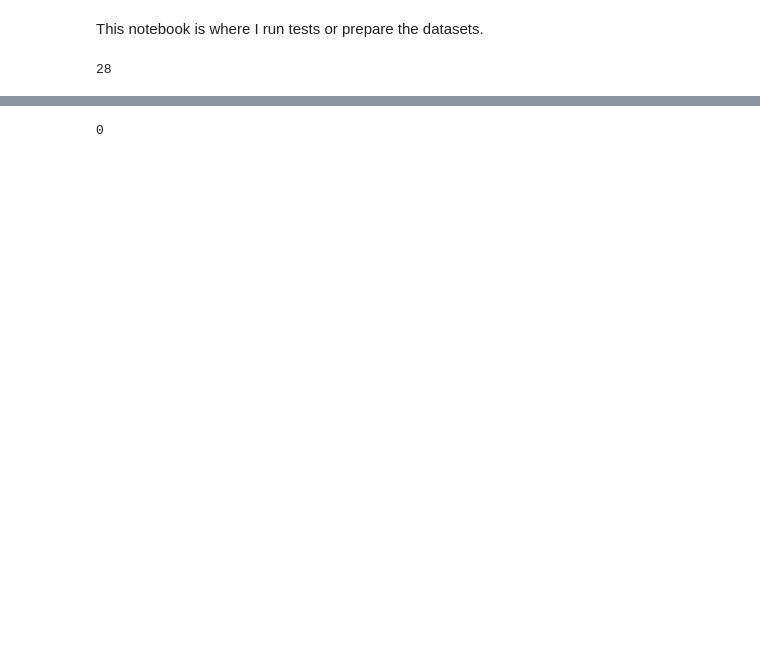
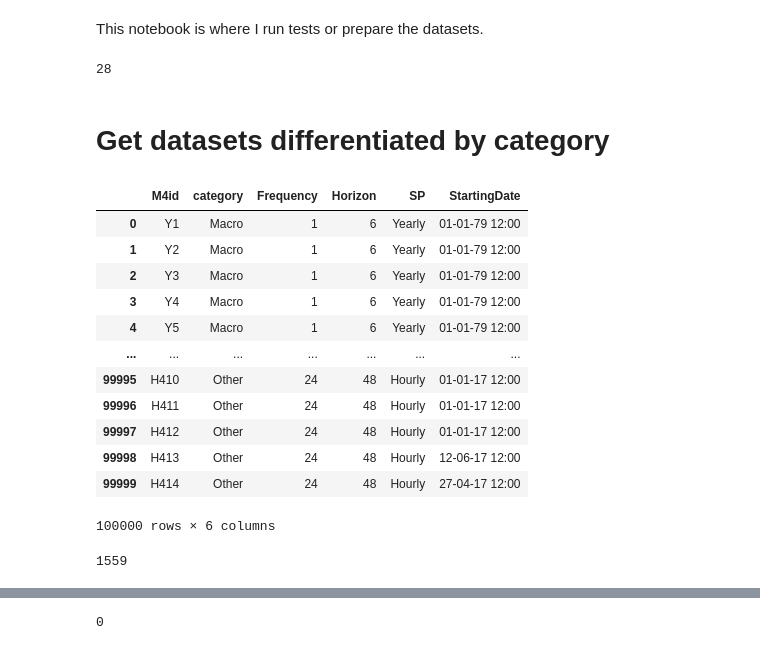
Before and after one commit to LinusLin6769/DCLaboratory01, a Jupyter notebook: playground.ipynb, the cells around one changed output, grey strips where cells are left out. Drawn from its saved outputs; the diff is of its cells as text; code cells hidden in the pictures; blank space fills up the shorter version.

```diff
--- a/playground.ipynb
+++ b/playground.ipynb
@@ -15,3 +15,22 @@ executor = ThreadPoolExecutor()
 print(executor._max_workers)
 # %% [output]
 28
+# %% [markdown]
+# Get datasets differentiated by category
+# %%
+df = pd.read_csv(f'datasets/m4_info.csv')
+df
+# %% [output]
+|  | M4id | category | Frequency | Horizon | SP | StartingDate |
+| 0 | Y1 | Macro | 1 | 6 | Yearly | 01-01-79 12:00 |
+| 1 | Y2 | Macro | 1 | 6 | Yearly | 01-01-79 12:00 |
+| 2 | Y3 | Macro | 1 | 6 | Yearly | 01-01-79 12:00 |
+| 3 | Y4 | Macro | 1 | 6 | Yearly | 01-01-79 12:00 |
+| 4 | Y5 | Macro | 1 | 6 | Yearly | 01-01-79 12:00 |
+| ... | ... | ... | ... | ... | ... | ... |
+| 99995 | H410 | Other | 24 | 48 | Hourly | 01-01-17 12:00 |
+| 99996 | H411 | Other | 24 | 48 | Hourly | 01-01-17 12:00 |
+| 99997 | H412 | Other | 24 | 48 | Hourly | 01-01-17 12:00 |
+| 99998 | H413 | Other | 24 | 48 | Hourly | 12-06-17 12:00 |
+| 99999 | H414 | Other | 24 | 48 | Hourly | 27-04-17 12:00 |
+100000 rows × 6 columns
@@ -17,0 +44,4 @@ print(executor._max_workers)
+# %%
+len(m4_daily_finance_ind)
+# %% [output]
+1559
```
Also changed, not shown: parts of 10 cells of this notebook, 55 other files.
